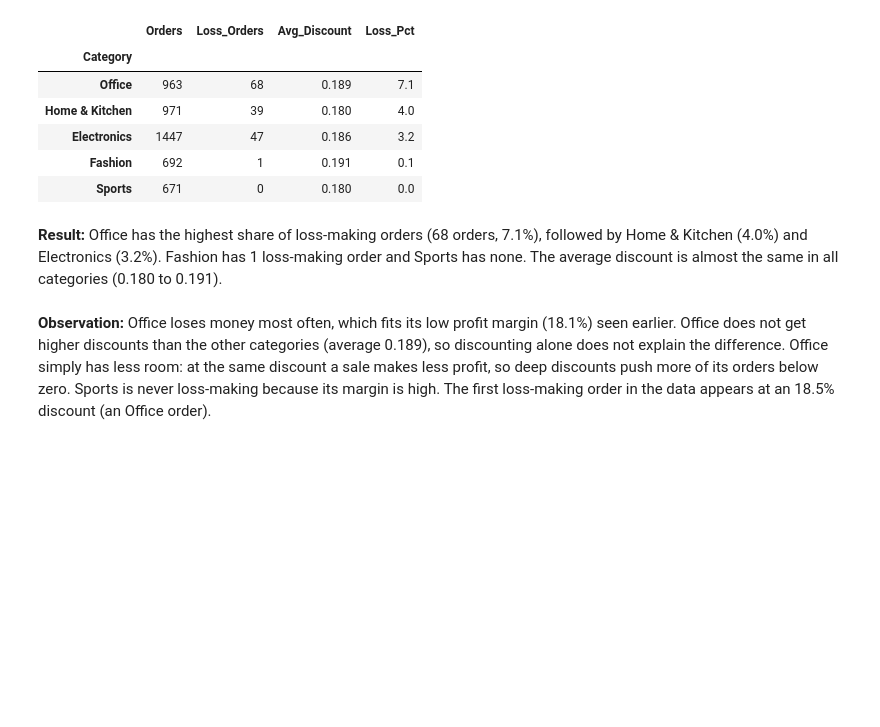
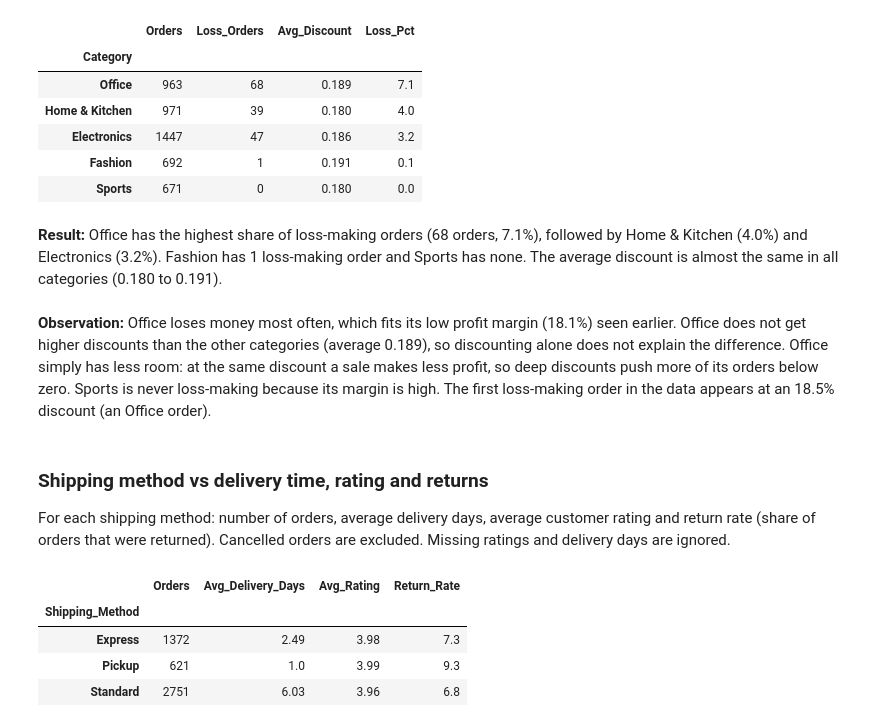
Before and after one commit to ariful3551/Ecommerce-Orders-Analysis, a Jupyter notebook: notebooks/03_eda_visualization.ipynb, the cells around one changed output. Cells and saved outputs as stored; diff of their text form; code cells hidden in the pictures; blank space fills up the shorter version.

```diff
--- a/notebooks/03_eda_visualization.ipynb
+++ b/notebooks/03_eda_visualization.ipynb
@@ -416,3 +416,21 @@ loss_by_cat.sort_values("Loss_Pct", ascending=False).round({"Avg_Discount": 3, "
 **Result:** Office has the highest share of loss-making orders (68 orders, 7.1%), followed by Home & Kitchen (4.0%) and Electronics (3.2%). Fashion has 1 loss-making order and Sports has none. The average discount is almost the same in all categories (0.180 to 0.191).
 # %% [markdown]
 **Observation:** Office loses money most often, which fits its low profit margin (18.1%) seen earlier. Office does not get higher discounts than the other categories (average 0.189), so discounting alone does not explain the difference. Office simply has less room: at the same discount a sale makes less profit, so deep discounts push more of its orders below zero. Sports is never loss-making because its margin is high. The first loss-making order in the data appears at an 18.5% discount (an Office order).
+# %% [markdown]
+### Shipping method vs delivery time, rating and returns
+For each shipping method: number of orders, average delivery days, average customer rating and return rate (share of orders that were returned). Cancelled orders are excluded. Missing ratings and delivery days are ignored.
+# %%
+shipping = sales_df.groupby("Shipping_Method").agg(
+    Orders=("Order_ID", "count"),
+    Avg_Delivery_Days=("Delivery_Days", "mean"),
+    Avg_Rating=("Customer_Rating", "mean"),
+    Return_Rate=("Returned", "mean"),
+)
+shipping["Return_Rate"] = shipping["Return_Rate"] * 100
+shipping.round({"Avg_Delivery_Days": 2, "Avg_Rating": 2, "Return_Rate": 1})
+# %% [output]
+|  | Orders | Avg_Delivery_Days | Avg_Rating | Return_Rate |
+| Shipping_Method |  |  |  |  |
+| Express | 1372 | 2.49 | 3.98 | 7.3 |
+| Pickup | 621 | 1.0 | 3.99 | 9.3 |
+| Standard | 2751 | 6.03 | 3.96 | 6.8 |
```
Also changed, not shown: parts of 12 cells of this notebook, 1 other file.
